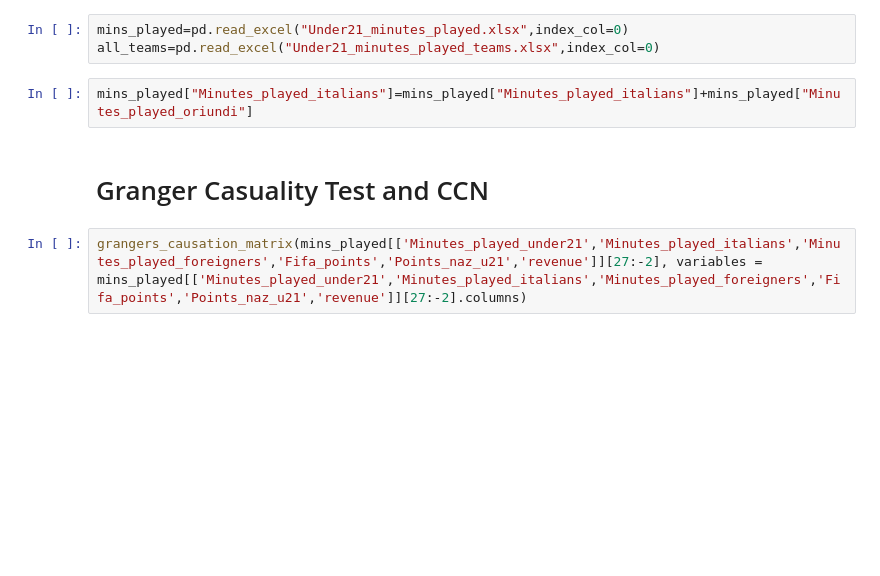
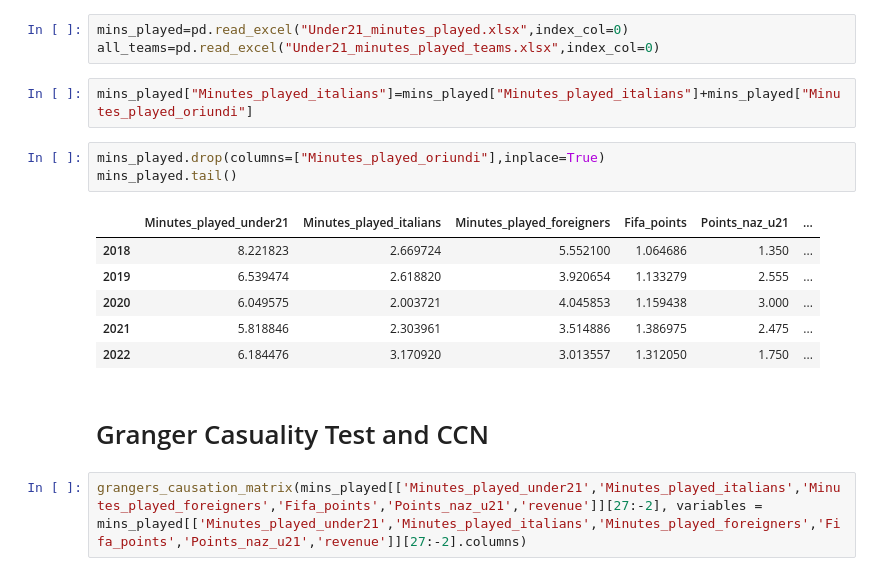
Before and after one commit to frapic98/Minutes-played-by-under-21-players-in-Serie-a, a Jupyter notebook: granger_casuality_ccn.ipynb, the cells around one changed output. Saved outputs shown, nothing was run; the diff lists cells and outputs as text; blank space fills up the shorter version.

```diff
--- a/granger_casuality_ccn.ipynb
+++ b/granger_casuality_ccn.ipynb
@@ -16,6 +16,16 @@ mins_played=pd.read_excel("Under21_minutes_played.xlsx",index_col=0)
 all_teams=pd.read_excel("Under21_minutes_played_teams.xlsx",index_col=0)
 # %%
 mins_played["Minutes_played_italians"]=mins_played["Minutes_played_italians"]+mins_played["Minutes_played_oriundi"]
+# %%
+mins_played.drop(columns=["Minutes_played_oriundi"],inplace=True)
+mins_played.tail()
+# %% [output]
+|  | Minutes_played_under21 | Minutes_played_italians | Minutes_played_foreigners | Fifa_points | Points_naz_u21 | ... |
+| 2018 | 8.221823 | 2.669724 | 5.552100 | 1.064686 | 1.350 | ... |
+| 2019 | 6.539474 | 2.618820 | 3.920654 | 1.133279 | 2.555 | ... |
+| 2020 | 6.049575 | 2.003721 | 4.045853 | 1.159438 | 3.000 | ... |
+| 2021 | 5.818846 | 2.303961 | 3.514886 | 1.386975 | 2.475 | ... |
+| 2022 | 6.184476 | 3.170920 | 3.013557 | 1.312050 | 1.750 | ... |
 # %% [markdown]
 # Granger Casuality Test and CCN
 # %%
```
Also changed, not shown: parts of 4 cells of this notebook, 3 other files.
